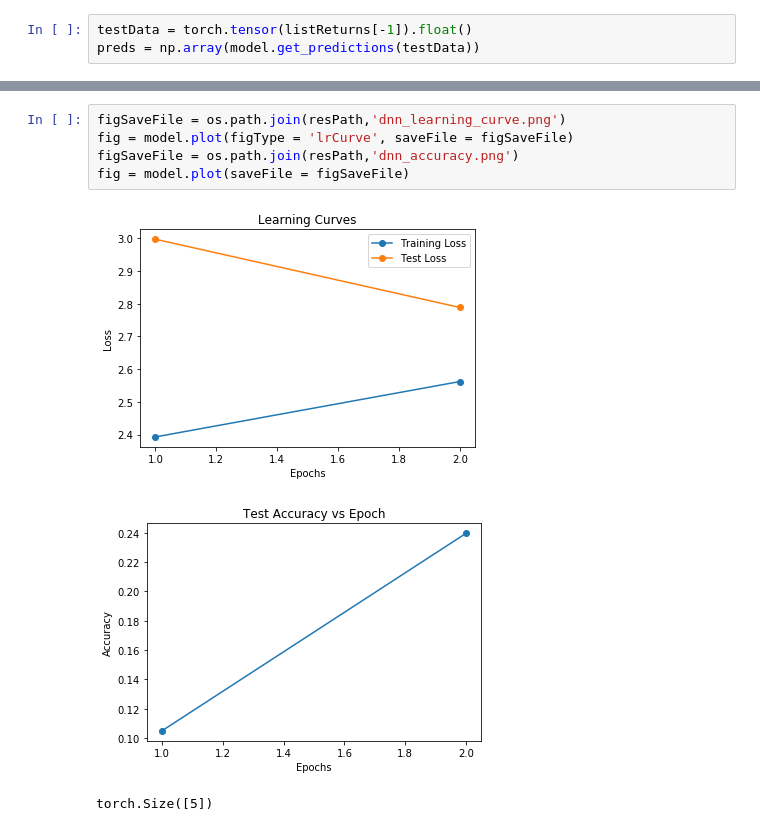
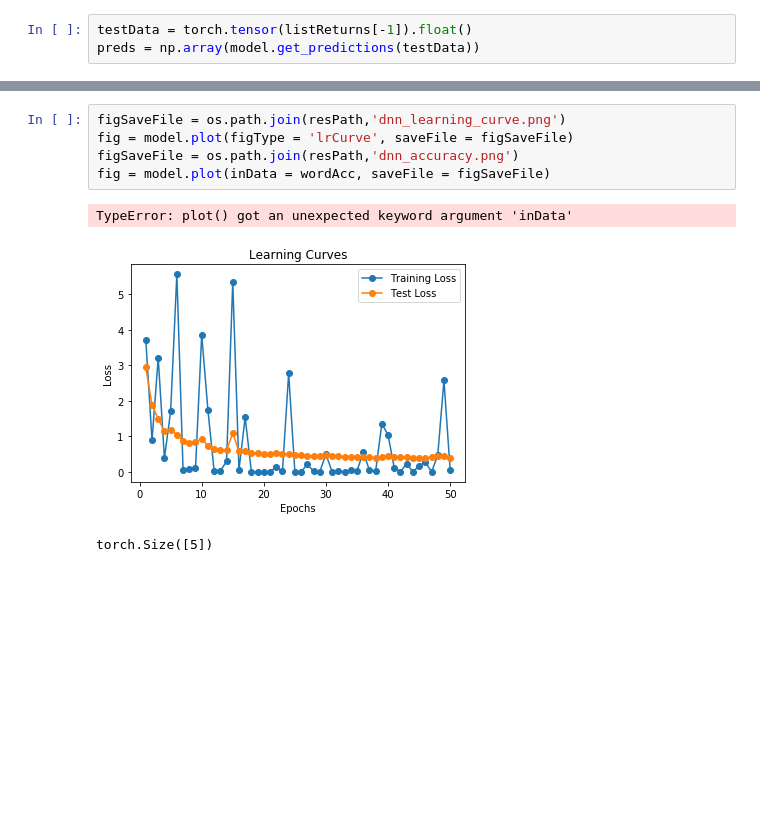
Before and after one commit to nagadakos/AML, a Jupyter notebook: Assignment_2_Programming/code/ass3_top.ipynb, the cells around one changed output, grey strips where cells are left out. Drawn from its saved outputs; the diff is of its cells as text; blank space fills up the shorter version.

```diff
--- a/Assignment_2_Programming/code/ass3_top.ipynb
+++ b/Assignment_2_Programming/code/ass3_top.ipynb
@@ -102,11 +100,11 @@ letterAcc, wordAcc = evaluate_predictions(preds, testLabels, testWordLimits)
 # %%
 figSaveFile = os.path.join(resPath,'dnn_learning_curve.png')
 fig = model.plot(figType = 'lrCurve', saveFile = figSaveFile)
 figSaveFile = os.path.join(resPath,'dnn_accuracy.png')
-fig = model.plot(saveFile = figSaveFile)
+fig = model.plot(inData = wordAcc, saveFile = figSaveFile)
 # %% [output]
+TypeError: plot() got an unexpected keyword argument 'inData'
-[figure, old version]
+[figure, new version]
-[figure, removed]
 # %%
 # %% [output]
 torch.Size([5])
```
Also changed, not shown: parts of 1 cell of this notebook, 4 other files.
